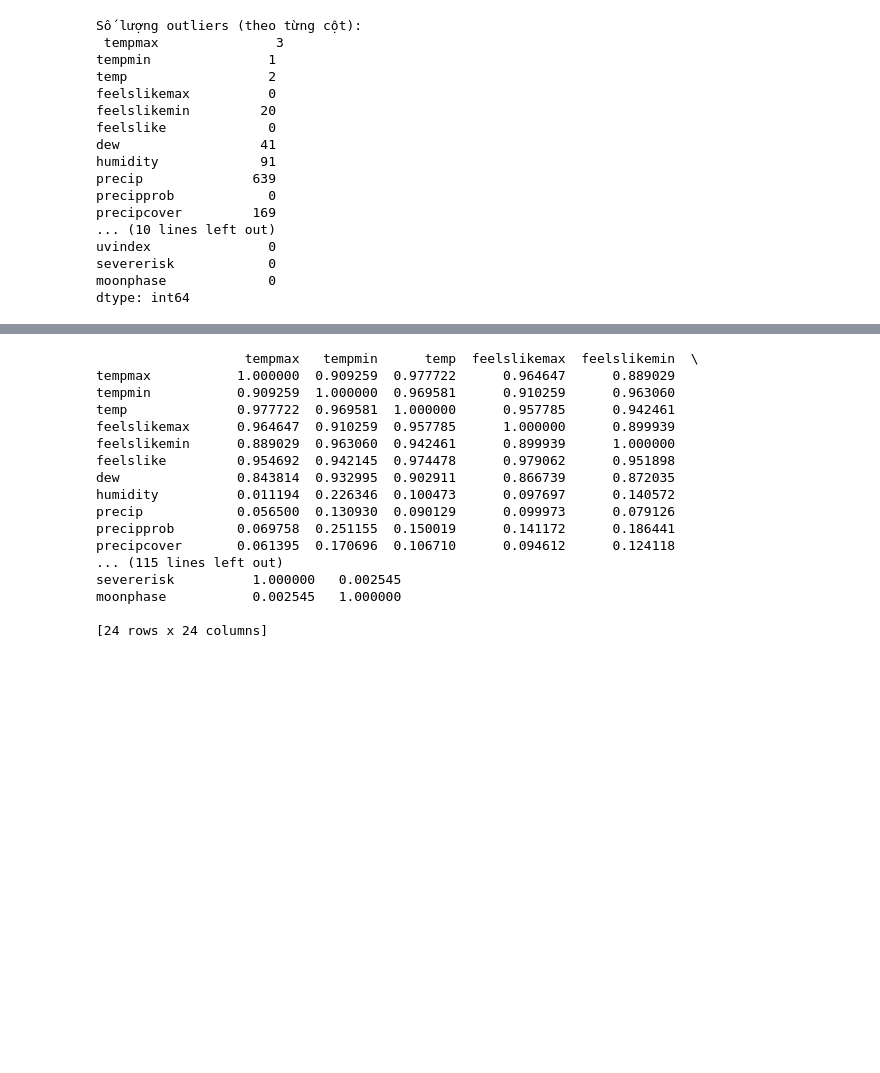
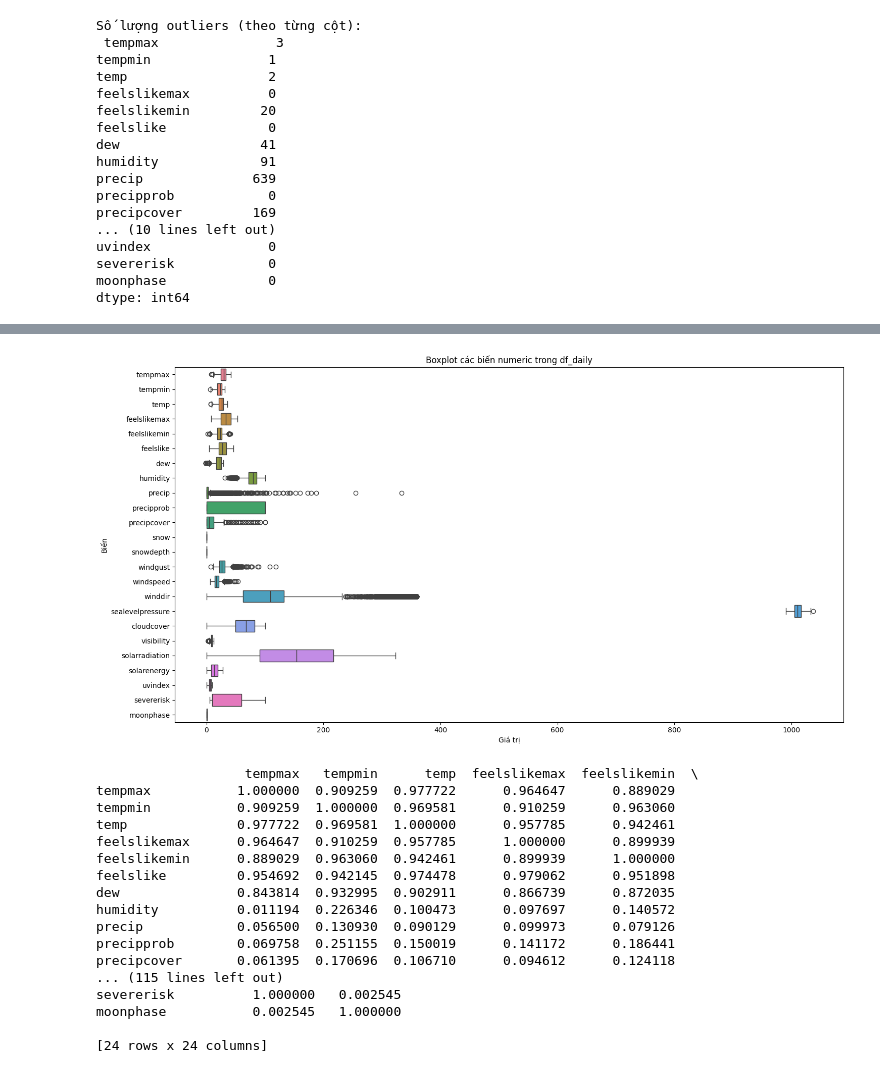
Before and after one commit to tungvoi38/Machine_Learning_Group_3, a Jupyter notebook: temperature_prediction_Hanoi/notebooks/02-data_processing.ipynb, the cells around one changed output, grey strips where cells are left out. Drawn from its saved outputs; the diff is of its cells as text; code cells hidden in the pictures; blank space fills up the shorter version.

```diff
--- a/temperature_prediction_Hanoi/notebooks/02-data_processing.ipynb
+++ b/temperature_prediction_Hanoi/notebooks/02-data_processing.ipynb
@@ -20,4 +22,7 @@ print("Categorical features:", categorical_features)
 # %% [output]
 Numeric features: ['tempmax', 'tempmin', 'temp', 'feelslikemax', 'feelslikemin', 'feelslike', 'dew', 'humidity', 'precip', 'precipprob', 'precipcover', 'snow', 'snowdepth', 'windgust', 'windspeed', 'w ...
 Categorical features: ['name', 'datetime', 'preciptype', 'sunrise', 'sunset', 'conditions', 'description', 'icon', 'stations']
+# %%
+df_daily['datetime'] = pd.to_datetime(df_daily['datetime'])
+df_daily = df_daily.sort_values('datetime').reset_index(drop=True)
 # %%
@@ -84,3 +188,16 @@ dtype: int64
+# %%
+numeric_cols_d = df_daily.select_dtypes(include=['number']).columns
+
+# Vẽ boxplot
+plt.figure(figsize=(15, 8))
+sns.boxplot(data=df_daily[numeric_cols_d], orient='h', showfliers=True)
+plt.title("Boxplot các biến numeric trong df_daily")
+plt.xlabel("Giá trị")
+plt.ylabel("Biến")
+plt.tight_layout()
+plt.show()
+# %% [output]
+[figure, added]
 # %%
 # Ma trận tương quan
 corr = df_daily.corr(numeric_only=True)
```
Also changed, not shown: parts of 10 cells of this notebook.
